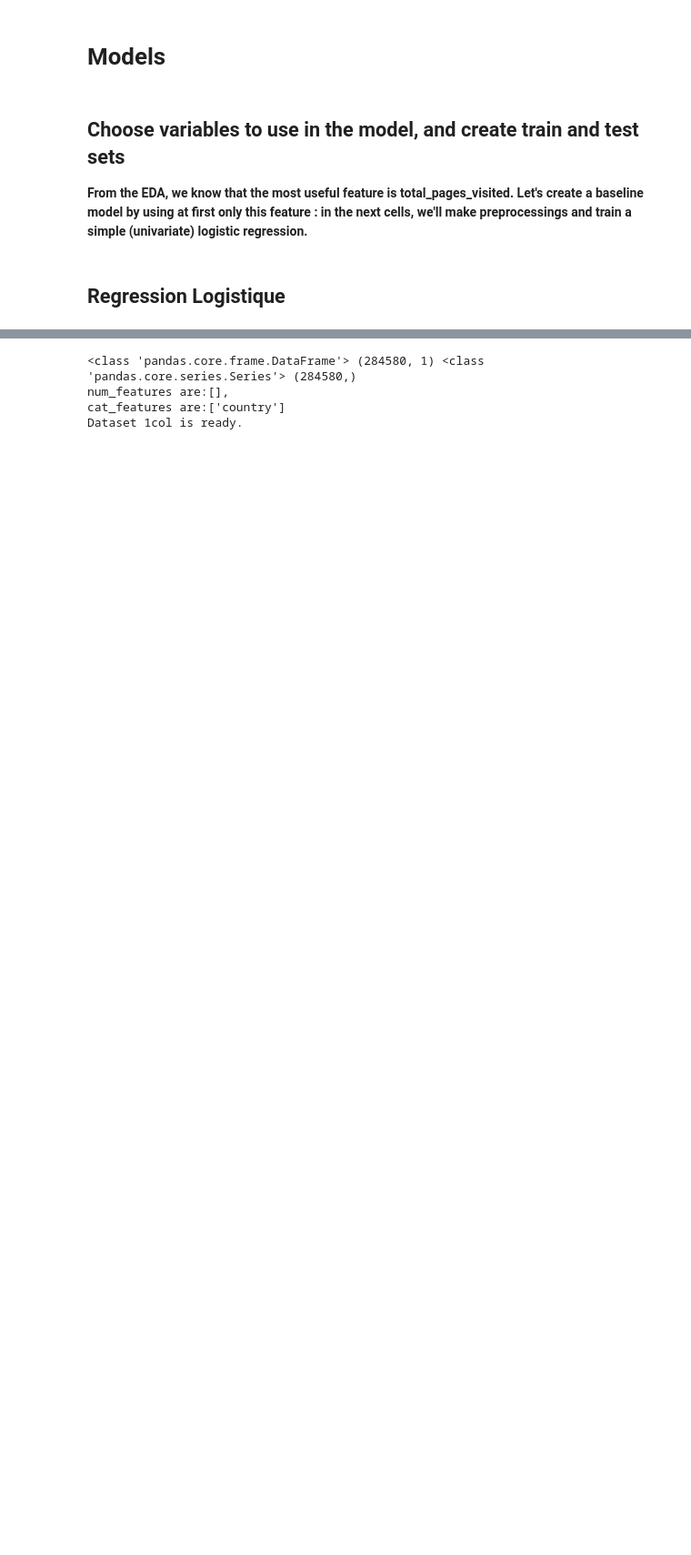
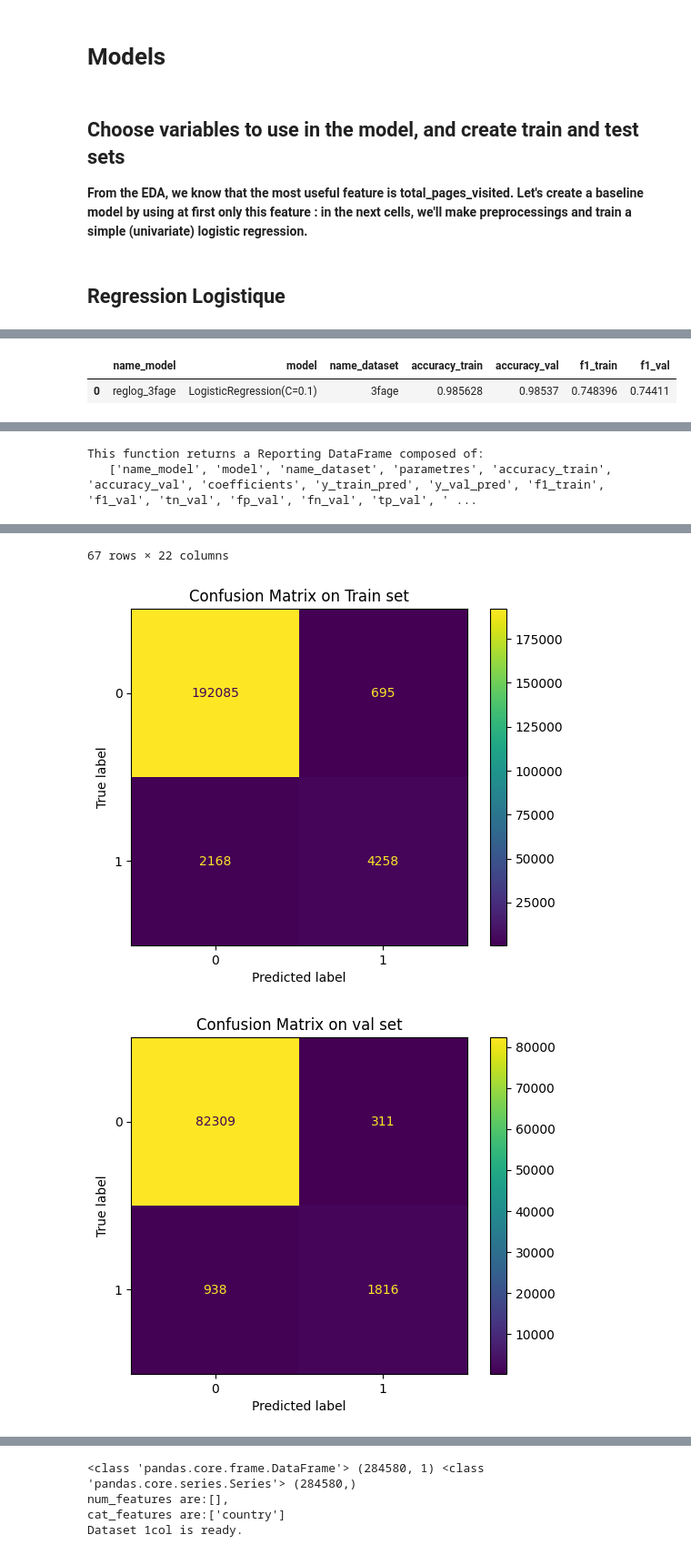
Before and after one commit to kumquat42/202311_jedha_Bloc3_ML_challenge, a Jupyter notebook: 202311_jedha_bloc3_ML_challenge.ipynb, the cells around one changed output, grey strips where cells are left out. Shown at 91% size. Drawn from its saved outputs; the diff is of its cells as text; code cells hidden in the pictures; blank space fills up the shorter version.

```diff
--- a/202311_jedha_bloc3_ML_challenge.ipynb
+++ b/202311_jedha_bloc3_ML_challenge.ipynb
@@ -112,7 +112,7 @@ def prepare_datasets(donnees, name_dataset, percent):
 # PROBLEM.... I do not return my encod and norm... -> I cannot do an inverse transform to check data ...
 # X_train, X_val, y_train, y_val, num_features, cat_features, liste_features_name, name_dataset = prepare_datasets(data, 'full')
 
-def model_scores(name_model, model, name_dataset, pourcentage_val):
+def model_scores(name_model, model, name_dataset, pourcentage_val, liste_features_name):
 
     '''
     Should be given:
@@ -141,7 +141,7 @@ def model_scores(name_model, model, name_dataset, pourcentage_val):
 
     # Predictions
 
-    y_train_pred = model.predict(X_train)
+    y_train_pred = model.predict(X_train)  # irrécupérables car enreistrés en tant que str :( :( :(
     y_val_pred = model.predict(X_val)
 
     #scores
@@ -154,7 +154,6 @@ def model_scores(name_model, model, name_dataset, pourcentage_val):
 
     parametres = model.get_params()
     parametres['percent_val'] =  pourcentage_val
-    parametres['features_name'] = liste_features_name # ajouté 20231205_non testé
 
 
     try:
@@ -198,7 +197,7 @@ def model_scores(name_model, model, name_dataset, pourcentage_val):
               y_train_pred, y_val_pred, f1_train, f1_val,
               tn_val, fp_val, fn_val, tp_val,
               tn_train, fp_train, fn_train, tp_train,
-              report_train, report_val]
+              report_train, report_val, liste_features_name]
 
 
 
@@ -207,7 +206,7 @@ def model_scores(name_model, model, name_dataset, pourcentage_val):
               'y_train_pred', 'y_val_pred', 'f1_train', 'f1_val',
               'tn_val', 'fp_val', 'fn_val', 'tp_val',
               'tn_train', 'fp_train', 'fn_train', 'tp_train',
-              'report_train', 'report_val'])
+              'report_train', 'report_val', 'features_name'])
 
 
 
@@ -343,31 +345,34 @@ Try with a gradient ?
 # %%
 # all columns = 'full'
 data
+name_dataset = 'full'
 
 # nombre de features---------------------------------------------
 
 # 3feat: feature - engineering sans colonnes:
 #data = data.loc[:, ['age', 'total_pages_visited', 'new_user', 'converted']]
+#name_dataset = '3feat'
 
-# 3feat2:
-data = data.loc[:, ['total_pages_visited', 'new_user', 'country', 'converted']]
-
+# 3fage:
+#data = data.loc[:, ['total_pages_visited', 'new_user', 'country', 'converted']]
+#name_dataset = '3fage'
 
 
 ##4f - not eng.
 #data = data.loc[:, ['age', 'total_pages_visited', 'new_user', 'country', 'converted']]
-
+#name_dataset = '4f'
 
 # Sampling -------------------------------------------------
 
 ##sample 1000
 #data = data.sample(1000)
+#name_dataset = '1000'
 
 ##sample 10000
 '''
 #data = data.sample(10000)#, axis='converted')
 #print(data.shape)
-
+#name_dataset = '10000'
 
 data['converted'].value_counts()
 converted
@@ -399,22 +404,25 @@ data['total_pages_visited_carre'], data['total_pages_visited_sq'], data['total_p
 #data = data.loc[:, ['age', 'total_pages_visited', 'new_user', 'country', 'converted']]
 #data['age_demi'], data['total_pages_visited_carre'] = data['age'].apply(lambda x: feature_eng(x)[2]), data['total_pages_visited'].apply(lambda x: feature_eng(x)[0])
 #data = data.drop(['total_pages_visited', 'age'], axis = 1)
+#name_dataset = '4f_eng'
 
 ##4f_eng2
 #data = data.loc[:, ['age', 'total_pages_visited', 'new_user', 'country', 'converted']]
 #data['age_quart'], data['total_pages_visited_demi'] = data['age'].apply(lambda x: x/4), data['total_pages_visited'].apply(lambda y: y/2)
 #data = data.drop(['total_pages_visited', 'age'], axis = 1)
+#name_dataset = '4f_eng2'
 
 ##4f_eng3
 #data = data.loc[:, ['age', 'total_pages_visited', 'new_user', 'country', 'converted']]
 #data['age_quart'], data['total_pages_visited_demi'] = data['age'].apply(lambda x: x/4), data['total_pages_visited'].apply(lambda x: x/2)
 #data = data.drop(['total_pages_visited', 'age'], axis = 1)
-
+#name_dataset = '4f_eng3'
 
 ##4f_eng4
-#data = data.loc[:, ['age', 'total_pages_visited', 'new_user', 'country', 'converted']]
-#data['age_quart'], data['total_pages_visited_demi'] = data['age'].apply(lambda x: x**2), data['total_pages_visited'].apply(lambda x: x**4)
-#data = data.drop(['total_pages_visited', 'age'], axis = 1)
+data = data.loc[:, ['age', 'total_pages_visited', 'new_user', 'country', 'converted']]
+data['age_quart'], data['total_pages_visited_demi'] = data['age'].apply(lambda x: x**2), data['total_pages_visited'].apply(lambda x: x**4)
+data = data.drop(['total_pages_visited', 'age'], axis = 1)
+name_dataset = '4f_eng4'
 
 '''
 ##data_sup/data_inf ---------------------
@@ -453,10 +461,12 @@ data = data_inf
 data = data.loc[:, ['age', 'total_pages_visited', 'new_user', 'country', 'converted']]
 data['age_quart'], data['total_pages_visited_demi'] = data['age'].apply(lambda x: x/4), data['total_pages_visited'].apply(lambda x: x/2)
 data = data.drop(['total_pages_visited', 'age'], axis = 1)
+#name_dataset = '4f_sup'
+
 '''
 data.head()
 
-X_train, X_val, y_train, y_val, num_features, cat_features, liste_features_name, name_dataset, percent = prepare_datasets(data, 'full', 0.3)
+X_train, X_val, y_train, y_val, num_features, cat_features, liste_features_name, name_dataset, percent = prepare_datasets(data, name_dataset, 0.3)
 
 #X_train[0:5], type(X_train), len(X_train), y_train[0:5], type(y_train), len(y_train), X_train [0], y_train[0] # attention aux index
 len(X_train) + len(X_val)
@@ -786,8 +796,8 @@ classifier.fit(X_train, y_train)
  'verbose': 0,
  'warm_start': False}
 '''
-reglog_4f_eng4_sup = model_scores('reglog_4f_eng4_sup', classifier, '4f__eng4_sup', percent)
-final_scoring= pd.concat([final_scoring,reglog_4f_eng4_sup])
+reglog_3fage = model_scores(f'reglog_{name_dataset}', classifier, name_dataset, percent, liste_features_name)
+final_scoring= pd.concat([final_scoring,reglog_3fage])
 #0.764936	0.755274 4feat_eng2
 #0.760645	0.748939 4feat_ eng1 -> moins bon.
 #final_scoring = reglog_full
@@ -800,6 +810,7 @@ final_scoring= pd.concat([final_scoring,reglog_4f_eng4_sup])
 #4f_eng4 _ 0.739302	0.732453 moins bon...
 #4f_eng4_inf 0.371762	0.394161 _ pourri
 #4f_eng4_sup 0.926013	0.929855 magnifique ! (on a beaucoup de 1...)
-
+#3fage 0.748396	0.74411
 
 final_scoring
+# %% [output]
@@ -805,0 +838,2 @@ final_scoring
+|  | name_model | model | name_dataset | accuracy_train | accuracy_val | f1_train | f1_val |
+| 0 | reglog_3fage | LogisticRegression(C=0.1) | 3fage | 0.985628 | 0.98537 | 0.748396 | 0.74411 |
@@ -805,0 +844,2 @@ final_scoring
+This function returns a Reporting DataFrame composed of:
+   ['name_model', 'model', 'name_dataset', 'parametres', 'accuracy_train', 'accuracy_val', 'coefficients', 'y_train_pred', 'y_val_pred', 'f1_train', 'f1_val', 'tn_val', 'fp_val', 'fn_val', 'tp_val', ' ...
@@ -805,0 +858,3 @@ final_scoring
+67 rows × 22 columns
+[figure, added]
+[figure, added]
```
Also changed, not shown: parts of 17 cells of this notebook, 5 other files.
